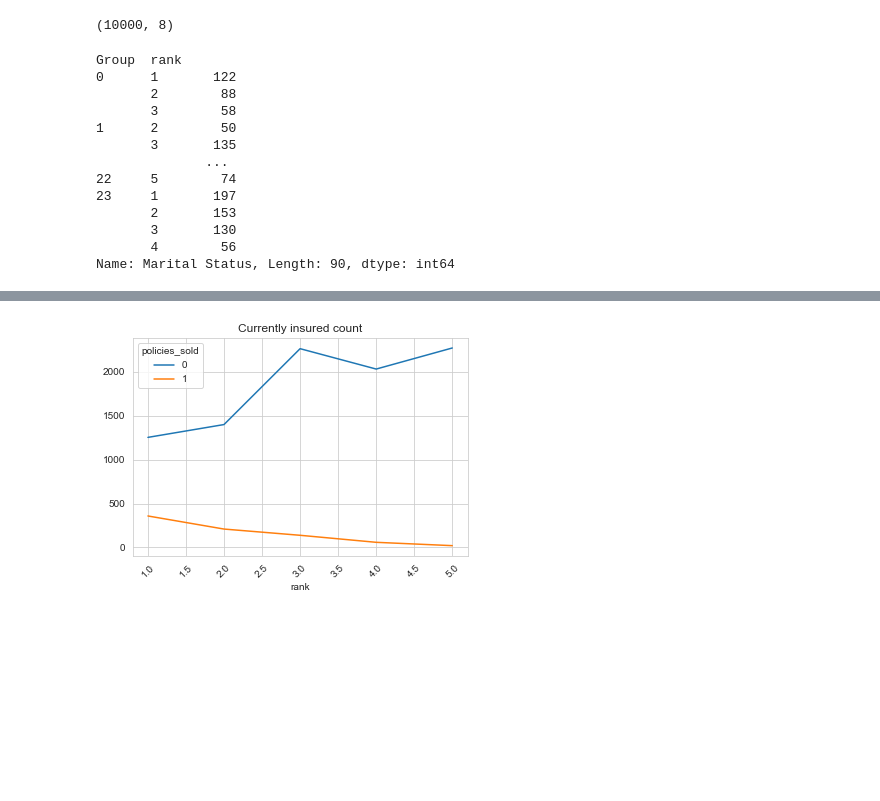
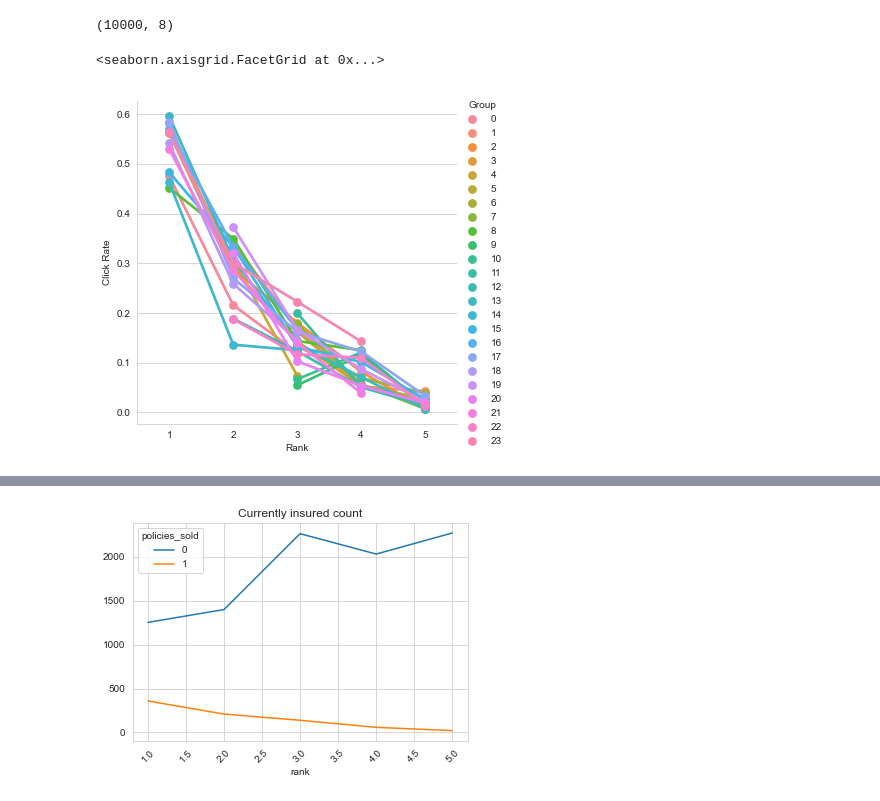
Before and after one commit to SiddharthaSBora/bootcamp-project, a Jupyter notebook: 1-analysis/1-descriptive-stats.ipynb, the cells around one changed output, grey strips where cells are left out. Saved outputs shown, nothing was run; the diff lists cells and outputs as text; code cells hidden in the pictures; blank space fills up the shorter version.

Commit message:
Finished up first pass plotting of different unique groups

```diff
--- a/1-analysis/1-descriptive-stats.ipynb
+++ b/1-analysis/1-descriptive-stats.ipynb
@@ -95,23 +95,23 @@ for i in range(0,df_temp.shape[0]):
         tempvec2 = ''.join(df.iloc[j,temploc:temploc2].astype(str).values)
         if tempvec == tempvec2:
             df.iloc[j,df.shape[1]-1] = i
-# %%
-groups = df.Group.value_counts()
-
-group_propensities = df.groupby(["Group", "rank"])["Marital Status"].count()
-group_propensities
-#group_propensities.unstack().iloc[0,4]
-# %% [output]
-Group  rank
-0      1       122
-       2        88
-       3        58
-1      2        50
-       3       135
-              ...
-22     5        74
-23     1       197
-       2       153
-       3       130
-       4        56
-Name: Marital Status, Length: 90, dtype: int64
+# %%
+groups = df.Group.value_counts()
+
+group_propensities = df.groupby(["Group", "rank"])["click"].mean().unstack()
+group_propensities.reset_index(inplace=True)
+group_propensities.columns
+gp_r = group_propensities.melt(id_vars=["Group"],
+                               var_name = "Rank",
+                               value_name = "Click Rate")
+
+index_names = gp_r[pd.isna(gp_r["Click Rate"])].index
+gp_r.drop(index_names)
+sns.catplot(x = "Rank",
+            y = "Click Rate",
+            hue = "Group",
+            data = gp_r,
+            kind = "point")
+# %% [output]
+<seaborn.axisgrid.FacetGrid at 0x...>
+[figure, added]
```
Also changed, not shown: parts of 1 cell of this notebook, 1 other file.
